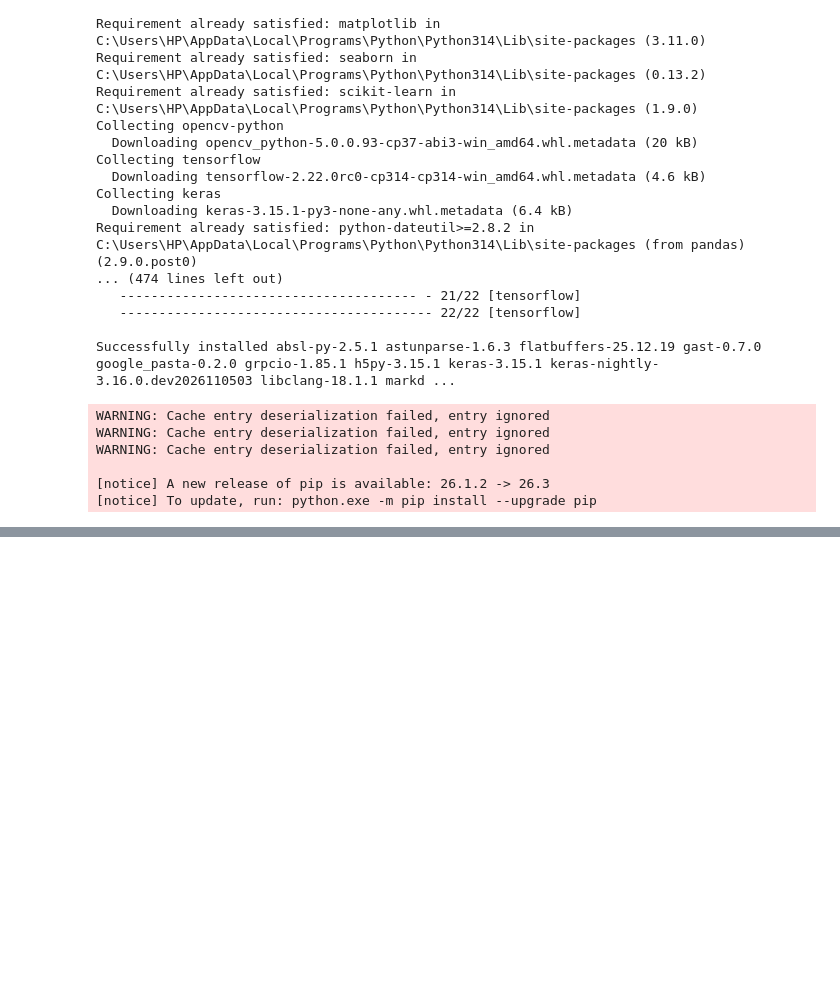
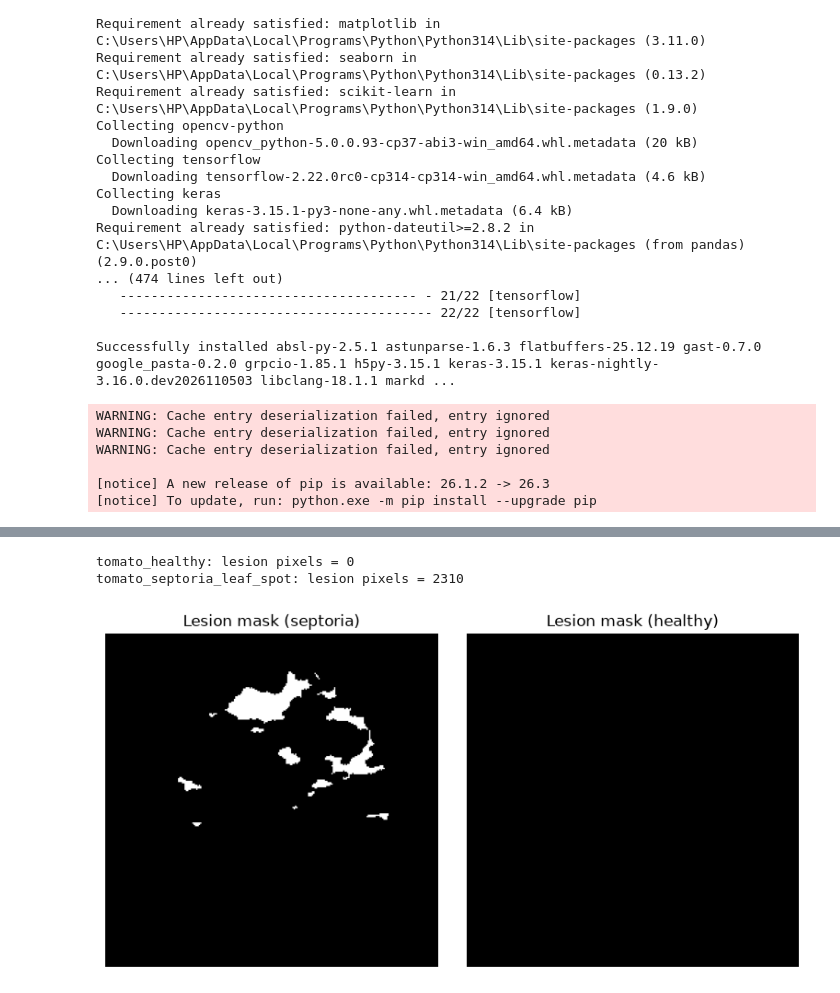
Before and after one commit to bijaylaxmibehera2/data-annotation-project, a Jupyter notebook: image-annotation/main.ipynb, the cells around one changed output, grey strips where cells are left out. Cells and saved outputs as stored; diff of their text form; code cells hidden in the pictures; blank space fills up the shorter version.

```diff
--- a/image-annotation/main.ipynb
+++ b/image-annotation/main.ipynb
@@ -66,0 +133,22 @@ def show(images, titles=None, figsize=(14, 4)):
+# %%
+def lesion_mask(img, leaf, border=2, min_area=6):
+    hsv = cv2.cvtColor(img, cv2.COLOR_BGR2HSV).astype(float)
+    h, s, v = hsv[..., 0], hsv[..., 1], hsv[..., 2]
+    inner = cv2.erode(leaf, cv2.getStructuringElement(cv2.MORPH_ELLIPSE, (2 * border + 1,) * 2))
+    cand = ((h >= 3) & (h <= 26) & (s >= 40) & (v < 150) & (inner == 1)).astype(np.uint8)
+    cand = cv2.morphologyEx(cand, cv2.MORPH_CLOSE, cv2.getStructuringElement(cv2.MORPH_ELLIPSE, (5, 5)))
+    n, lab, stats, _ = cv2.connectedComponentsWithStats(cand)
+    out = np.zeros_like(cand)
+    for i in range(1, n):
+        if stats[i, cv2.CC_STAT_AREA] >= min_area:
+            out[lab == i] = 1
+    return out
+
+lesion_masks = {name: lesion_mask(im, leaf_masks[name]) for name, im in imgs.items()}
+for name in imgs:
+    print(f"{name}: lesion pixels = {int(lesion_masks[name].sum())}")
+show([lesion_masks["tomato_septoria_leaf_spot"], lesion_masks["tomato_healthy"]], ["Lesion mask (septoria)", "Lesion mask (healthy)"], figsize=(8, 4))
+# %% [output]
+tomato_healthy: lesion pixels = 0
+tomato_septoria_leaf_spot: lesion pixels = 2310
+[figure, added]
```
Also changed, not shown: parts of 16 cells of this notebook, 8 other files.
